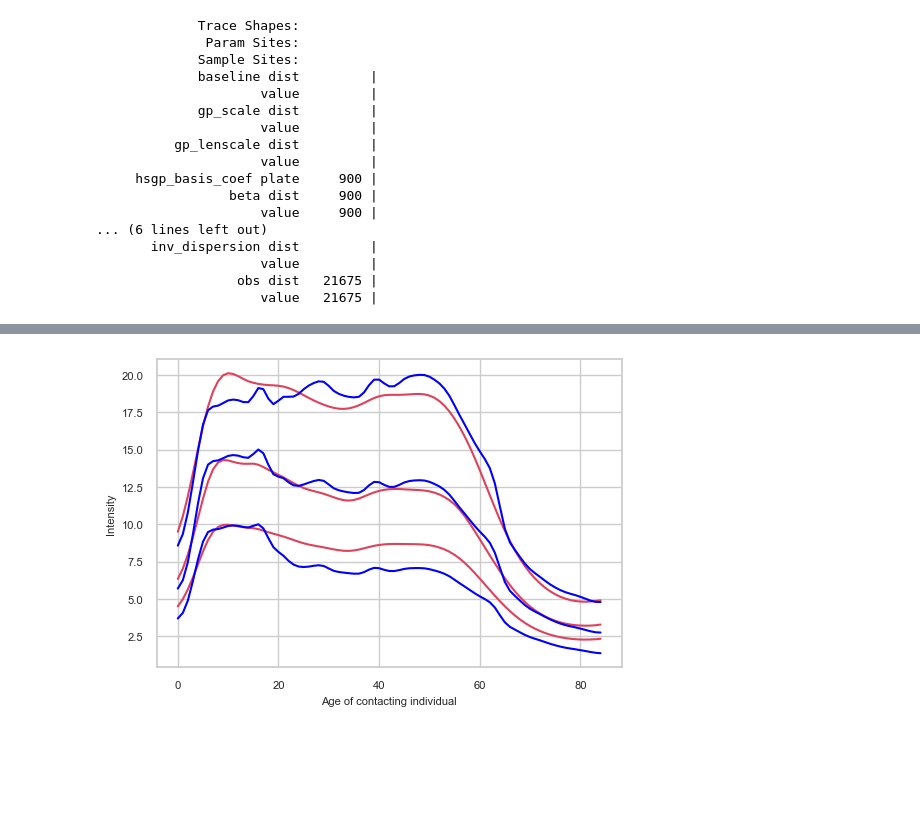
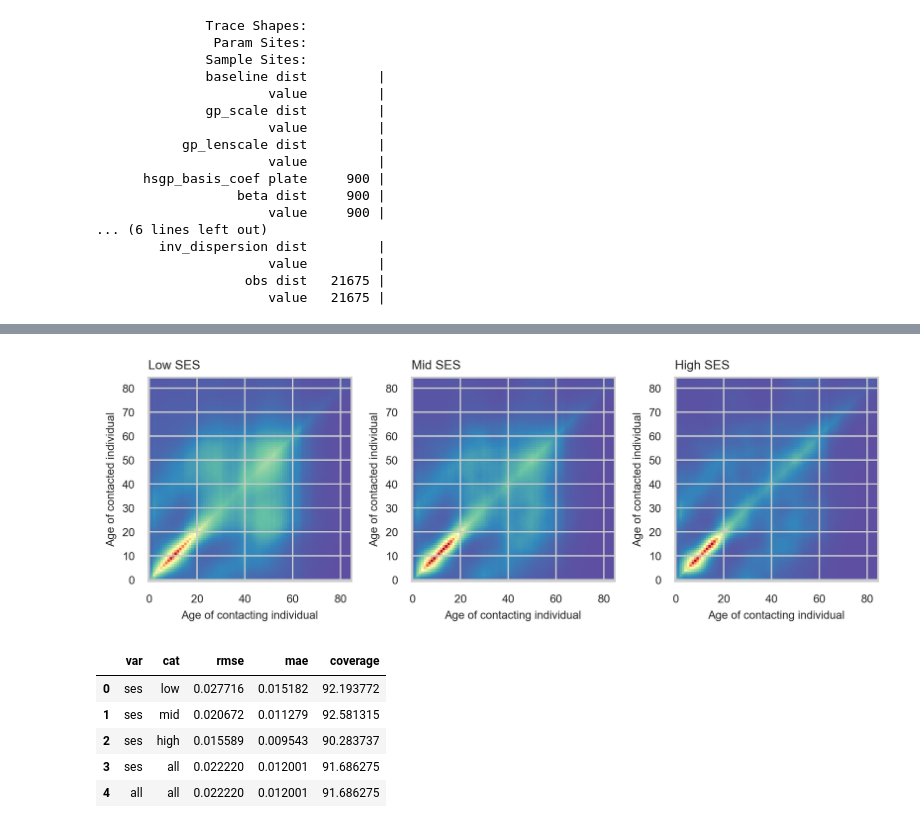
Before and after one commit to ShozenD/cntmosaic, a Jupyter notebook: notebooks/simulation_study_ses.ipynb, the cells around one changed output, grey strips where cells are left out. Saved outputs shown, nothing was run; the diff lists cells and outputs as text; code cells hidden in the pictures; blank space fills up the shorter version.

```diff
--- a/notebooks/simulation_study_ses.ipynb
+++ b/notebooks/simulation_study_ses.ipynb
@@ -65,4 +67,5 @@ plot_cint_marginal(ax, mcint_high, color='red')
 # %%
-model = HiBRCFine(df_train, age_dist.P.values, age_dist_props)
+model = HiBRCfine(df_train, age_dist.P.values, age_dist_props)
+model.set_hsgp_params(grid_type='diff-age')
 model.print_model_shape()
 # %% [output]
@@ -152,13 +102,33 @@ mcint = mcint.mean(axis=0)
-# %%
-from cntmosaic.visuals import plot_cint_marginal
-
-fig, ax = plt.subplots(figsize=(6, 4), dpi=100)
-
-plot_cint_marginal(ax, mcint[0,:])
-plot_cint_marginal(ax, mcint_low, color='blue')
-plot_cint_marginal(ax, mcint[1,:])
-plot_cint_marginal(ax, mcint_mid, color='blue')
-plot_cint_marginal(ax, mcint[2,:])
-plot_cint_marginal(ax, mcint_high, color='blue')
-# %% [output]
-[figure, removed]
+# %%
+from cntmosaic.sim._eval import ModelEvaluatorSVI
+
+evaluator = ModelEvaluatorSVI(model, data_eval)
+post_cint = evaluator.summary_post_cint()
+post_mcint = evaluator.summary_post_mcint()
+# %%
+from matplotlib.gridspec import GridSpec
+
+fig = plt.figure(figsize=(8, 3), dpi=300)
+gs = GridSpec(1, 3, width_ratios=[1, 1, 1])
+
+ax0 = fig.add_subplot(gs[0])
+ax1 = fig.add_subplot(gs[1])
+ax2 = fig.add_subplot(gs[2])
+
+plot_contact_matrix(ax0, post_cint['ses']['low'][1,:,:], title='Low SES')
+plot_contact_matrix(ax1, post_cint['ses']['mid'][1,:,:], title='Mid SES')
+plot_contact_matrix(ax2, post_cint['ses']['high'][1,:,:], title='High SES')
+
+gs.tight_layout(fig)
+plt.show()
+# %% [output]
+[figure, added]
+# %%
+evaluator.evaluate_cint()
+# %% [output]
+|  | var | cat | rmse | mae | coverage |
+| 0 | ses | low | 0.027716 | 0.015182 | 92.193772 |
+| 1 | ses | mid | 0.020672 | 0.011279 | 92.581315 |
+| 2 | ses | high | 0.015589 | 0.009543 | 90.283737 |
+| 3 | ses | all | 0.022220 | 0.012001 | 91.686275 |
+| 4 | all | all | 0.022220 | 0.012001 | 91.686275 |
```
Also changed, not shown: parts of 16 cells of this notebook, 1 other file.
